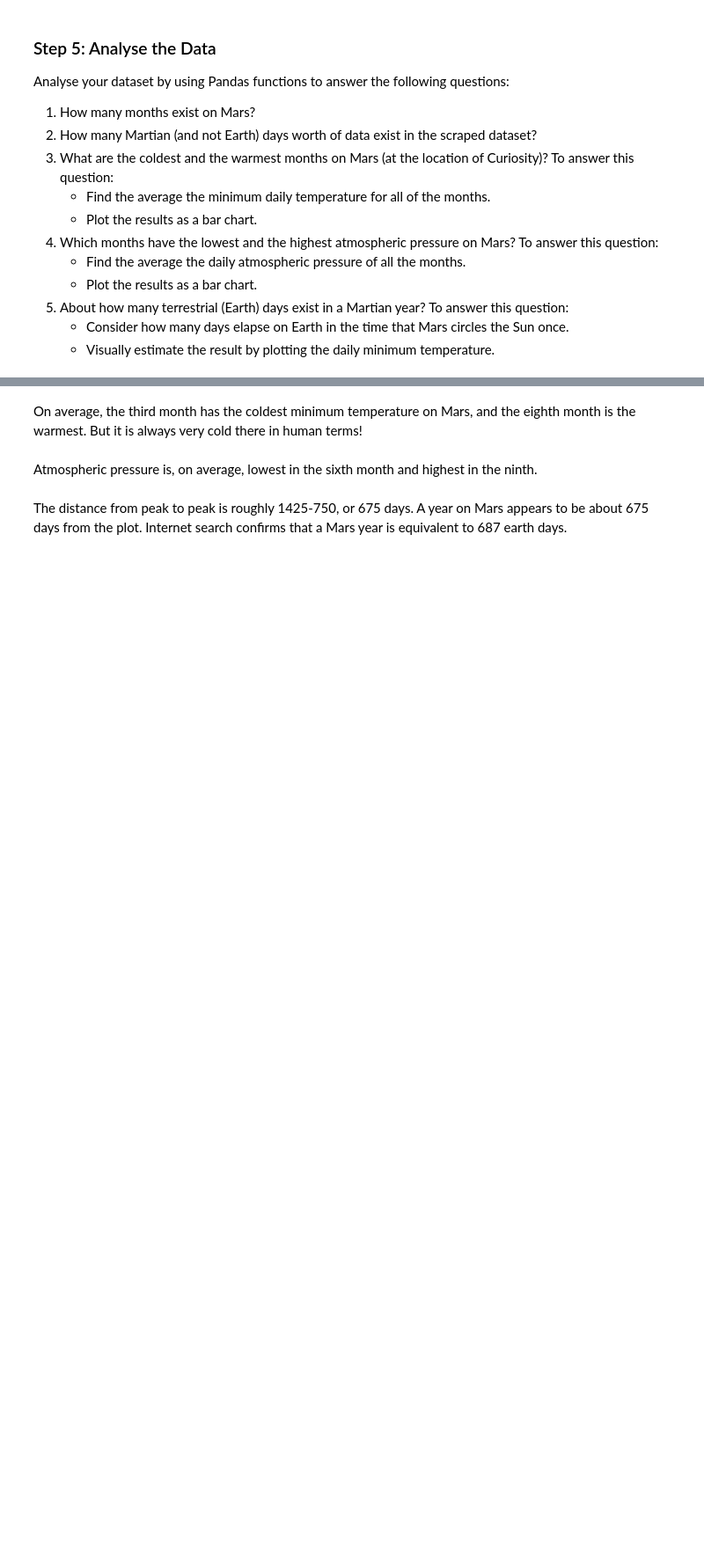
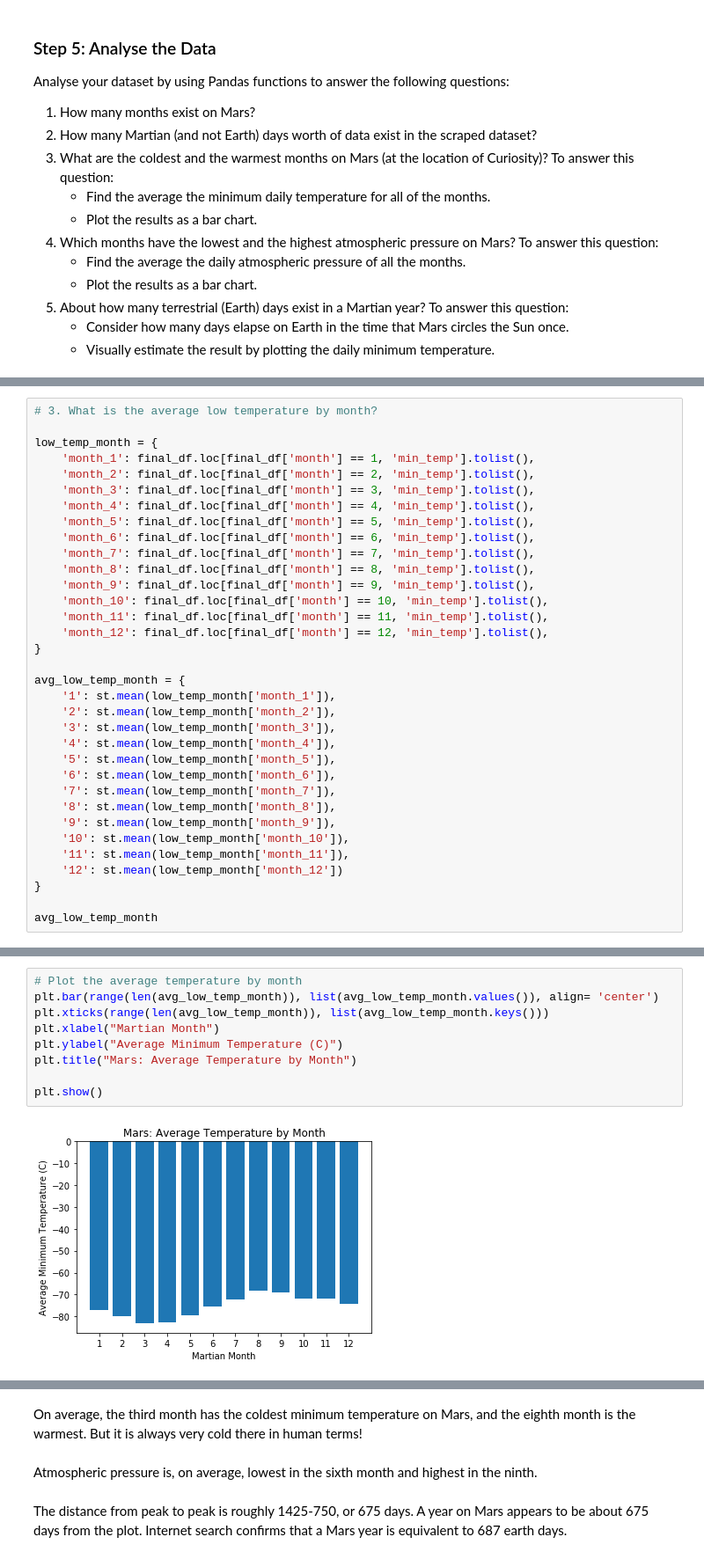
Before and after one commit to oli124/web_scraping_challenge, a Jupyter notebook: part_2_mars_weather.ipynb, the cells around one changed output, grey strips where cells are left out. Shown: that part at 88% size. Cells and saved outputs as stored; diff of their text form; blank space fills up the shorter version.

```diff
--- a/part_2_mars_weather.ipynb
+++ b/part_2_mars_weather.ipynb
@@ -185,0 +210,34 @@ Analyse your dataset by using Pandas functions to answer the following questions
+# %%
+# 3. What is the average low temperature by month?
+
+low_temp_month = {
+    'month_1': final_df.loc[final_df['month'] == 1, 'min_temp'].tolist(),
+    'month_2': final_df.loc[final_df['month'] == 2, 'min_temp'].tolist(),
+    'month_3': final_df.loc[final_df['month'] == 3, 'min_temp'].tolist(),
+    'month_4': final_df.loc[final_df['month'] == 4, 'min_temp'].tolist(),
+    'month_5': final_df.loc[final_df['month'] == 5, 'min_temp'].tolist(),
+    'month_6': final_df.loc[final_df['month'] == 6, 'min_temp'].tolist(),
+    'month_7': final_df.loc[final_df['month'] == 7, 'min_temp'].tolist(),
+    'month_8': final_df.loc[final_df['month'] == 8, 'min_temp'].tolist(),
+    'month_9': final_df.loc[final_df['month'] == 9, 'min_temp'].tolist(),
+    'month_10': final_df.loc[final_df['month'] == 10, 'min_temp'].tolist(),
+    'month_11': final_df.loc[final_df['month'] == 11, 'min_temp'].tolist(),
+    'month_12': final_df.loc[final_df['month'] == 12, 'min_temp'].tolist(),
+}
+
+avg_low_temp_month = {
+    '1': st.mean(low_temp_month['month_1']),
+    '2': st.mean(low_temp_month['month_2']),
+    '3': st.mean(low_temp_month['month_3']),
+    '4': st.mean(low_temp_month['month_4']),
+    '5': st.mean(low_temp_month['month_5']),
+    '6': st.mean(low_temp_month['month_6']),
+    '7': st.mean(low_temp_month['month_7']),
+    '8': st.mean(low_temp_month['month_8']),
+    '9': st.mean(low_temp_month['month_9']),
+    '10': st.mean(low_temp_month['month_10']),
+    '11': st.mean(low_temp_month['month_11']),
+    '12': st.mean(low_temp_month['month_12'])
+}
+
+avg_low_temp_month
@@ -185,0 +257,11 @@ Analyse your dataset by using Pandas functions to answer the following questions
+# %%
+# Plot the average temperature by month
+plt.bar(range(len(avg_low_temp_month)), list(avg_low_temp_month.values()), align= 'center')
+plt.xticks(range(len(avg_low_temp_month)), list(avg_low_temp_month.keys()))
+plt.xlabel("Martian Month")
+plt.ylabel("Average Minimum Temperature (C)")
+plt.title("Mars: Average Temperature by Month")
+
+plt.show()
+# %% [output]
+[figure, added]
```
Also changed, not shown: parts of 19 cells of this notebook, 1 other file.
